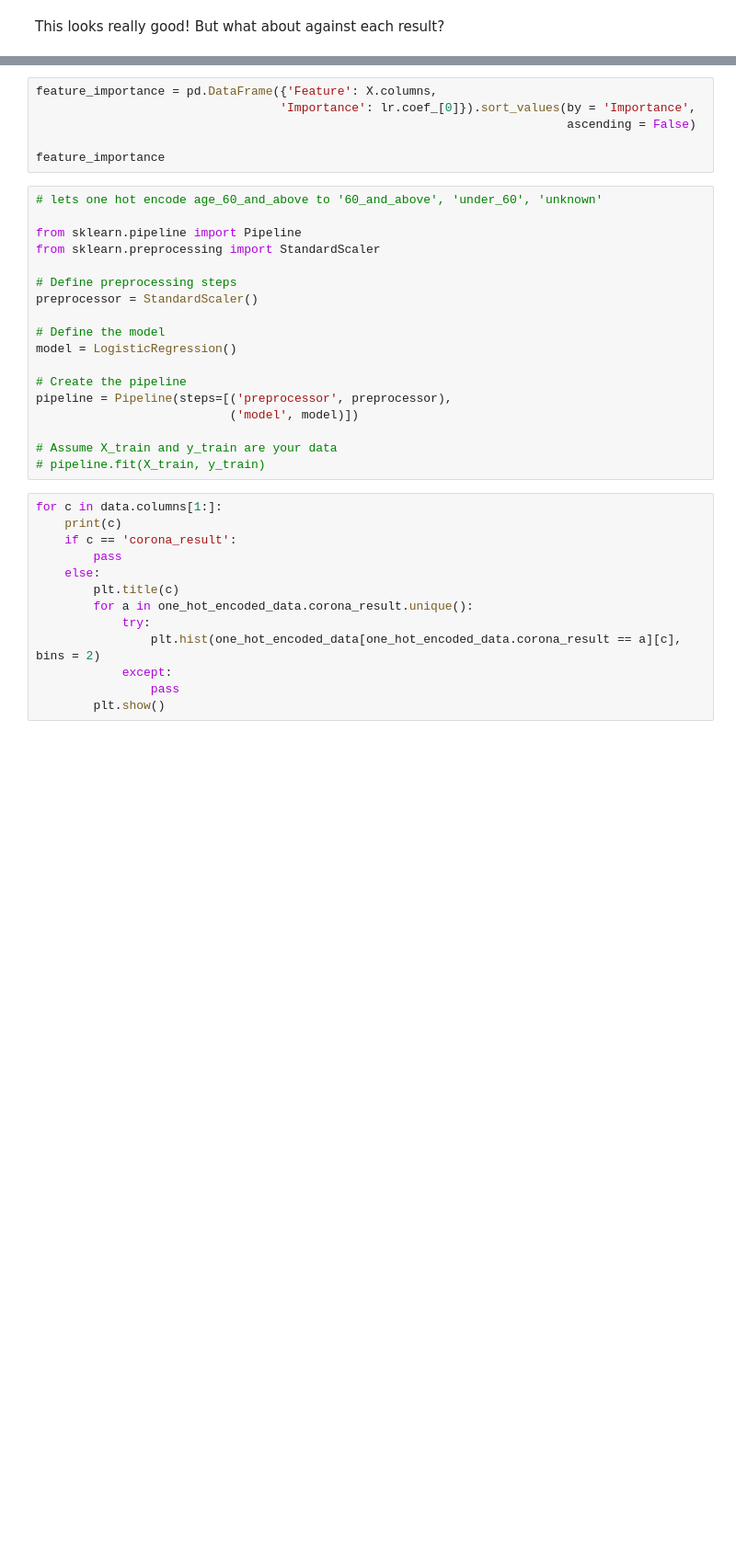
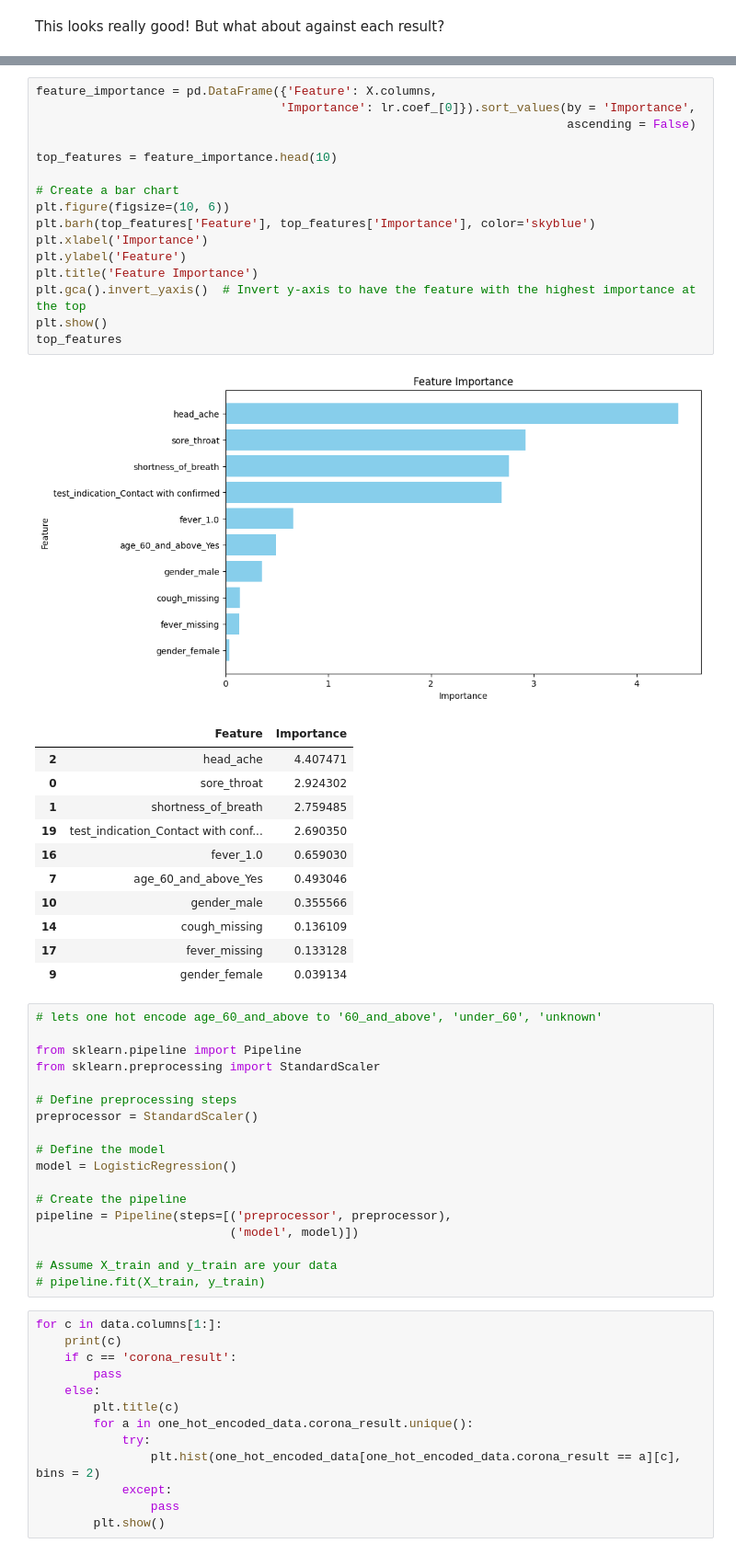
Before and after one commit to yauemily/L7_Hackathon, a Jupyter notebook: c19_pred_model.ipynb, the cells around one changed output, grey strips where cells are left out. Shown: that part at 92% size. Cells and saved outputs as stored; diff of their text form; blank space fills up the shorter version.

```diff
--- a/c19_pred_model.ipynb
+++ b/c19_pred_model.ipynb
@@ -240,9 +315,32 @@ print(class_report)
-# %%
-feature_importance = pd.DataFrame({'Feature': X.columns,
-                                  'Importance': lr.coef_[0]}).sort_values(by = 'Importance',
-                                                                          ascending = False)
-
-feature_importance
+# %%
+feature_importance = pd.DataFrame({'Feature': X.columns,
+                                  'Importance': lr.coef_[0]}).sort_values(by = 'Importance',
+                                                                          ascending = False)
+
+top_features = feature_importance.head(10)
+
+# Create a bar chart
+plt.figure(figsize=(10, 6))
+plt.barh(top_features['Feature'], top_features['Importance'], color='skyblue')
+plt.xlabel('Importance')
+plt.ylabel('Feature')
+plt.title('Feature Importance')
+plt.gca().invert_yaxis()  # Invert y-axis to have the feature with the highest importance at the top
+plt.show()
+top_features
+# %% [output]
+[figure, added]
+|  | Feature | Importance |
+| 2 | head_ache | 4.407471 |
+| 0 | sore_throat | 2.924302 |
+| 1 | shortness_of_breath | 2.759485 |
+| 19 | test_indication_Contact with conf... | 2.690350 |
+| 16 | fever_1.0 | 0.659030 |
+| 7 | age_60_and_above_Yes | 0.493046 |
+| 10 | gender_male | 0.355566 |
+| 14 | cough_missing | 0.136109 |
+| 17 | fever_missing | 0.133128 |
+| 9 | gender_female | 0.039134 |
 # %%
 # lets one hot encode age_60_and_above to '60_and_above', 'under_60', 'unknown'
 
```
Also changed, not shown: parts of 15 cells of this notebook.
